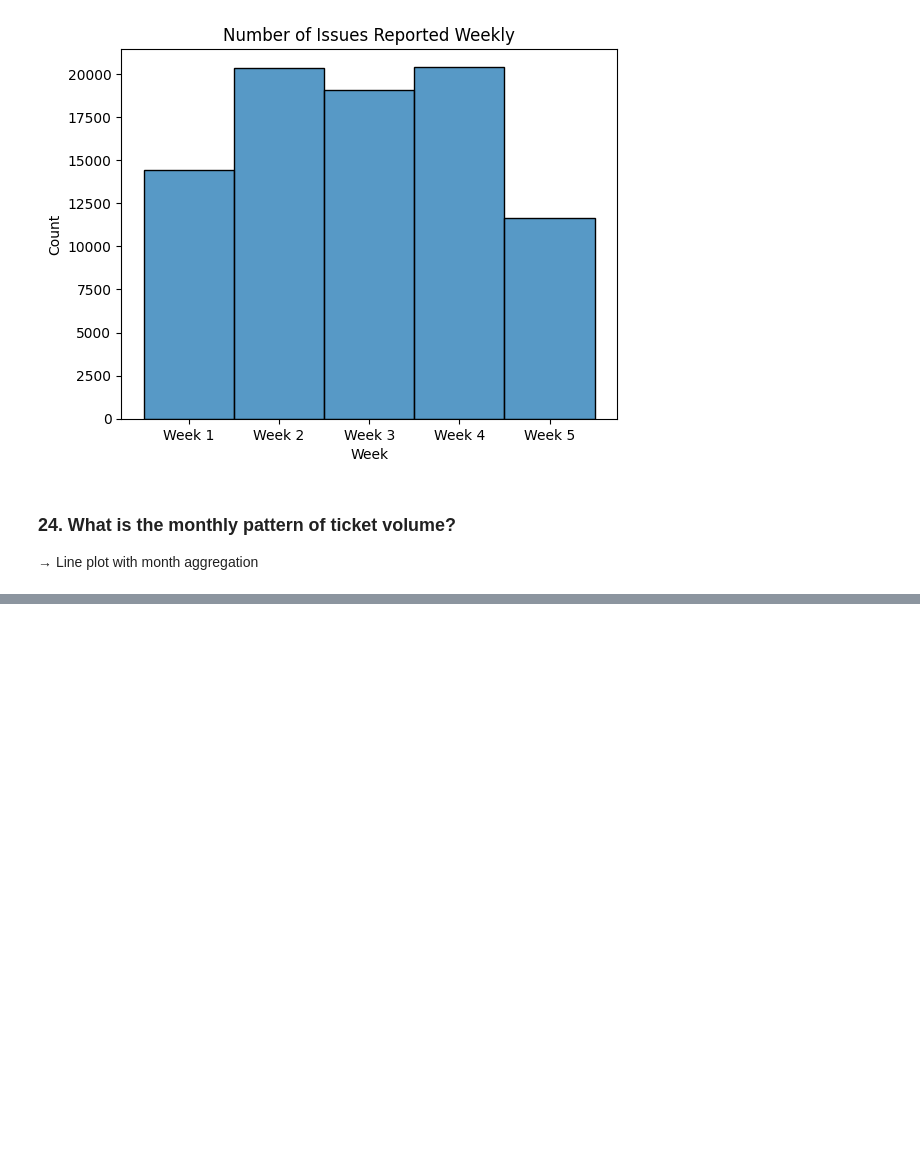
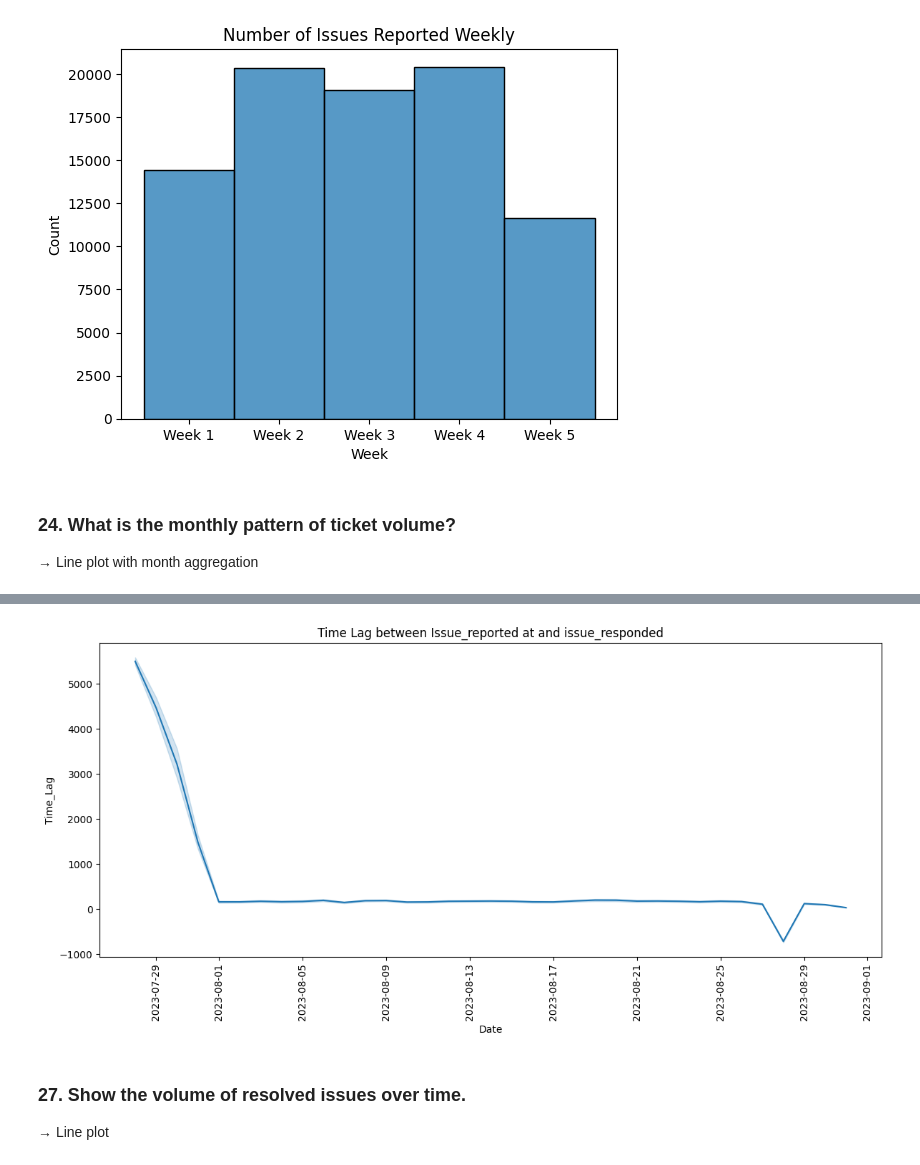
Before and after one commit to akashgardas/Data-Analysis, a Jupyter notebook: day10/seaborn/CustomerDataSet.ipynb, the cells around one changed output, grey strips where cells are left out. Drawn from its saved outputs; the diff is of its cells as text; code cells hidden in the pictures; blank space fills up the shorter version.

```diff
--- a/day10/seaborn/CustomerDataSet.ipynb
+++ b/day10/seaborn/CustomerDataSet.ipynb
@@ -754,0 +824,5 @@ plt.show()
+# %%
+lag_df = pd.DataFrame()
+lag_df['Date'] = df['Issue_reported at'].dt.date
+lag_df['Time_Lag'] = (df['issue_responded'] - df['Issue_reported at']).dt.total_seconds() / 60
+lag_df.head()
@@ -754,0 +836,12 @@ plt.show()
+# %%
+plt.figure(figsize=(12, 6))
+sns.lineplot(data=lag_df, x='Date', y='Time_Lag')
+plt.title('Time Lag between Issue_reported at and issue_responded')
+plt.xticks(rotation=90)
+plt.tight_layout()
+plt.show()
+# %% [output]
+[figure, added]
+# %% [markdown]
+### 27. Show the volume of resolved issues over time.
+ → Line plot
```
Also changed, not shown: parts of 15 cells of this notebook.
